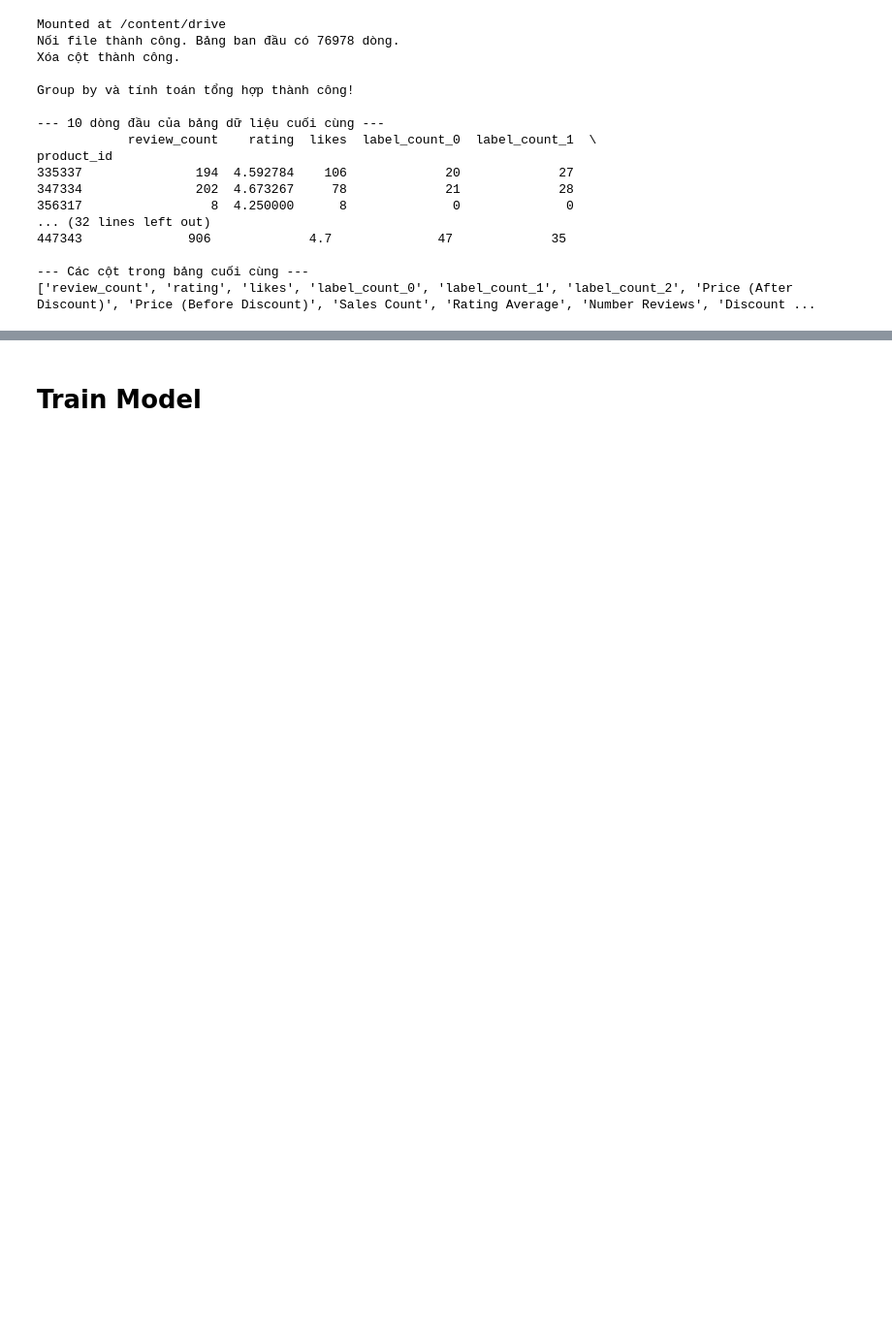
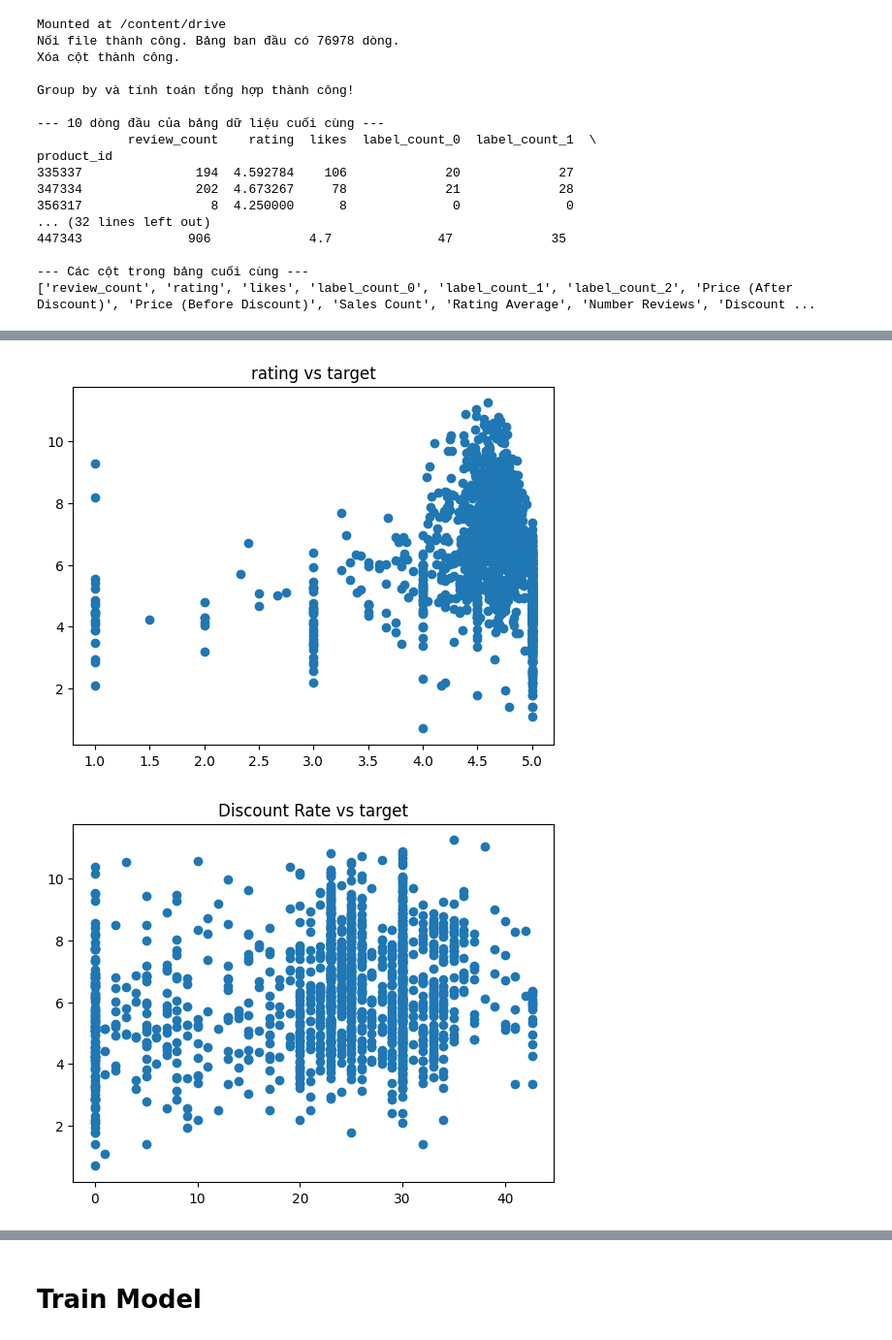
Before and after one commit to nhunggnguyen04/NCKH, a Jupyter notebook: train_model.ipynb, the cells around one changed output, grey strips where cells are left out. Shown at 97% size. Saved outputs shown, nothing was run; the diff lists cells and outputs as text; code cells hidden in the pictures; blank space fills up the shorter version.

```diff
--- a/train_model.ipynb
+++ b/train_model.ipynb
@@ -229,0 +352,8 @@ product_id
+# %%
+for col in X.columns:
+    plt.scatter(X[col], y)
+    plt.title(f"{col} vs target")
+    plt.show()
+# %% [output]
+[figure, added]
+[figure, added]
```
Also changed, not shown: parts of 17 cells of this notebook.
